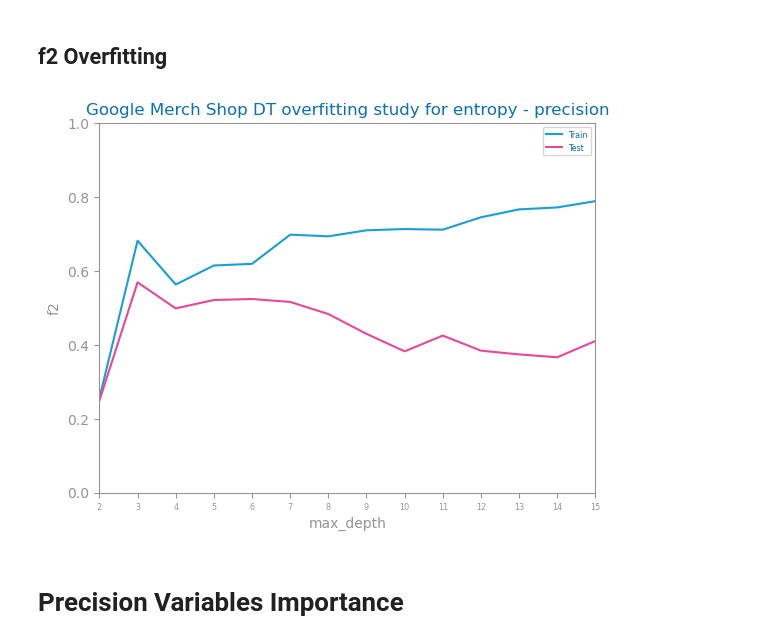
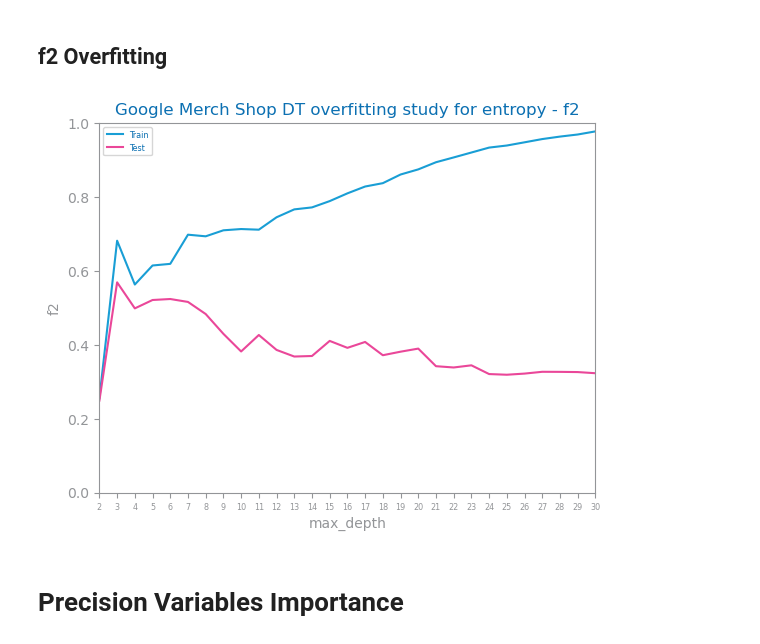
Before and after one commit to jvanalytics/ist_dash_2024_rec, a Jupyter notebook: notebooks/google_merch_store/10_ga4_merch_eval_DT.ipynb, the cells around one changed output. Saved outputs shown, nothing was run; the diff lists cells and outputs as text; code cells hidden in the pictures.

```diff
--- a/notebooks/google_merch_store/10_ga4_merch_eval_DT.ipynb
+++ b/notebooks/google_merch_store/10_ga4_merch_eval_DT.ipynb
@@ -133,7 +133,7 @@ Labels=[0.0, 1.0]
 # %% [markdown]
 ## d max definition
 # %%
-d_max_eval=15
+d_max_eval=30
 # %% [markdown]
 # recall
 # %% [markdown]
@@ -317,30 +317,30 @@ show()
 # %%
 crit: Literal["entropy", "gini"] = f2_params["params"][0]
 d_max = d_max_eval
 depths: list[int] = [i for i in range(2, d_max + 1, 1)]
 y_tst_values: list[float] = []
 y_trn_values: list[float] = []
 eval_metric = f2_params['metric']
 for d in depths:
     clf = DecisionTreeClassifier(max_depth=d, criterion=crit, min_impurity_decrease=0)
     clf.fit(trnX, trnY)
     prd_tst_Y: array = clf.predict(tstX)
     prd_trn_Y: array = clf.predict(trnX)
     y_tst_values.append(CLASS_EVAL_METRICS[eval_metric](tstY, prd_tst_Y))
     y_trn_values.append(CLASS_EVAL_METRICS[eval_metric](trnY, prd_trn_Y))
 
 figure()
 plot_multiline_chart(
     depths,
     {"Train": y_trn_values, "Test": y_tst_values},
-    title=f"{file_tag} DT overfitting study for {crit} - {prec_params['metric']}",
+    title=f"{file_tag} DT overfitting study for {crit} - {f2_params['metric']}",
     xlabel="max_depth",
     ylabel=str(f2_params['metric']),
     percentage=True,
 )
 savefig(f"images/{file_tag}_dt_{f2_params['metric']}_overfitting.png")
 # %% [output]
-[figure, old version]
+[figure, new version]
 # %% [markdown]
 # Precision Variables Importance
 # %% [markdown]
```
Also changed, not shown: parts of 6 cells of this notebook, 15 other files.
